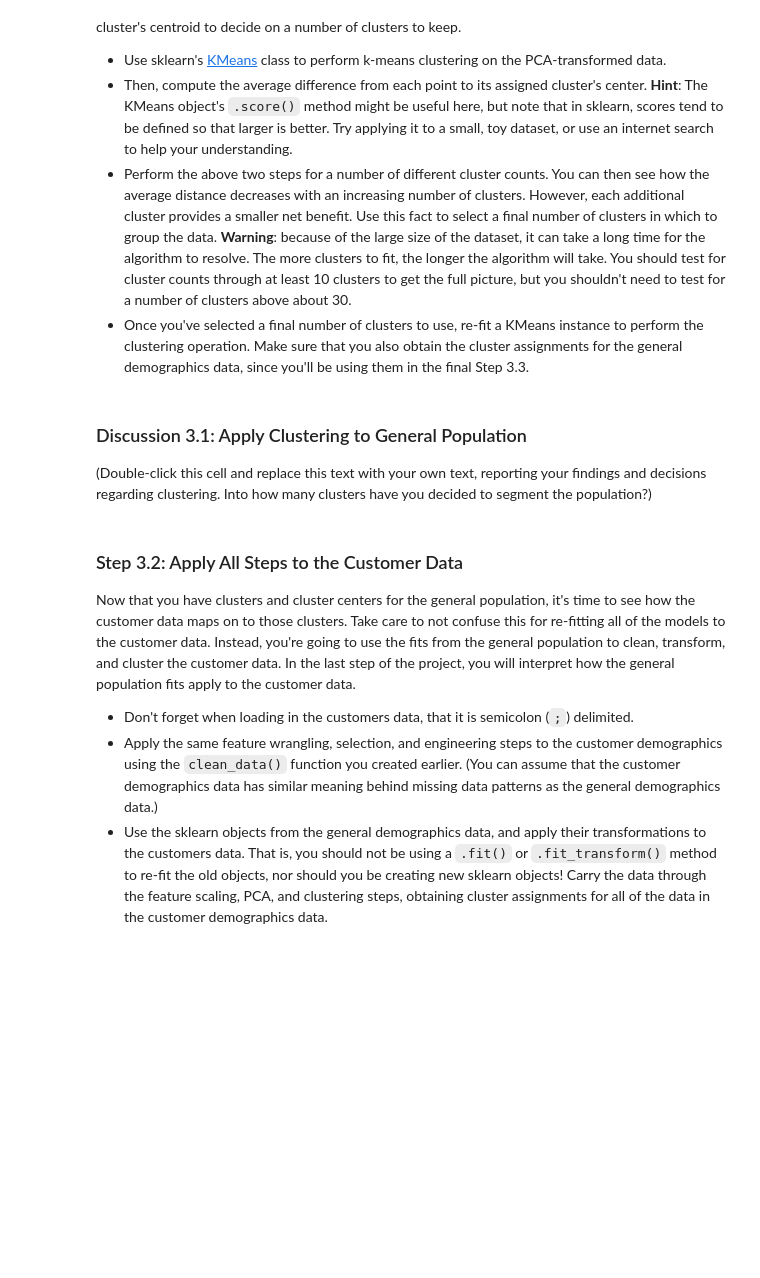
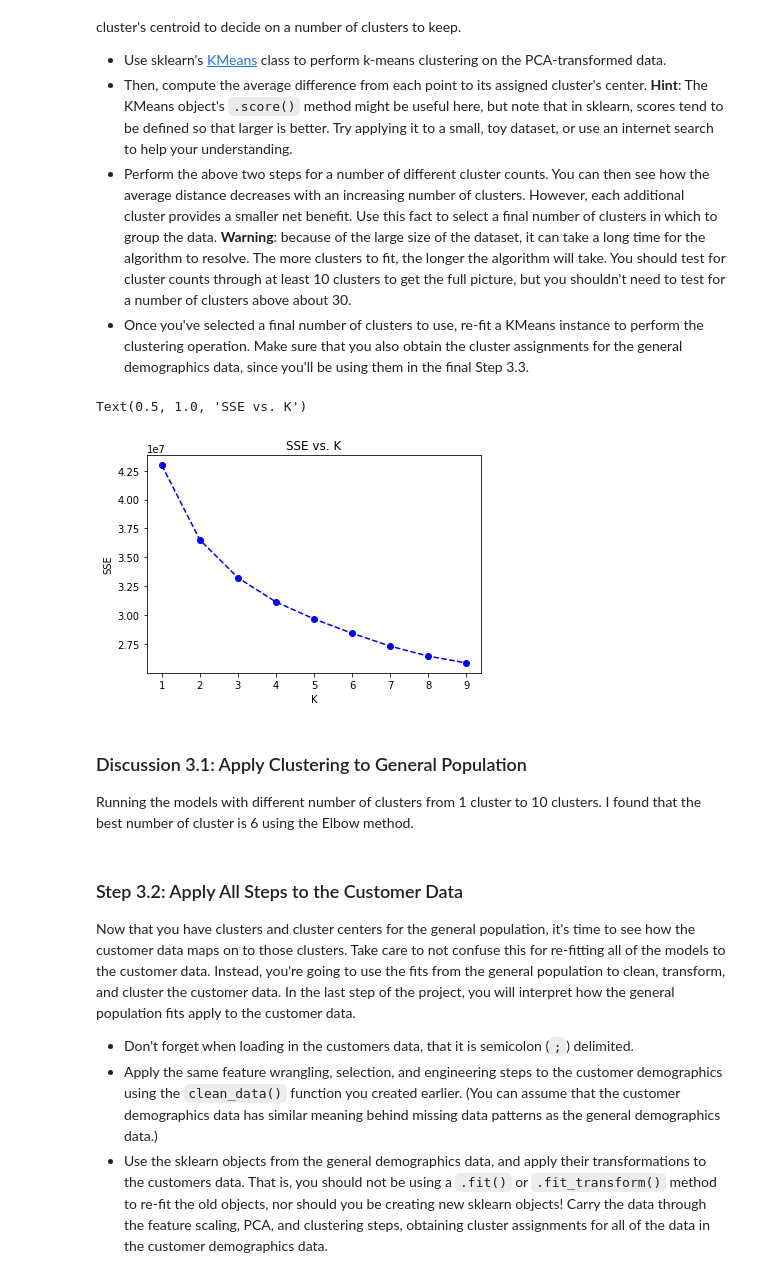
Before and after one commit to mogh99/Udacity_Projects, a Jupyter notebook: IntroToMachineLearningWithPyTorch/Project03-CustomerSegments/Identify_Customer_Segments.ipynb, the cells around one changed output. Saved outputs shown, nothing was run; the diff lists cells and outputs as text; code cells hidden in the pictures; blank space fills up the shorter version.

Commit message:
Finishing project03_identify customer segments

```diff
--- a/IntroToMachineLearningWithPyTorch/Project03-CustomerSegments/Identify_Customer_Segments.ipynb
+++ b/IntroToMachineLearningWithPyTorch/Project03-CustomerSegments/Identify_Customer_Segments.ipynb
@@ -912,3 +1009,37 @@ You've assessed and cleaned the demographics data, then scaled and transformed t
+# %%
+def get_kmeans_score(data, center):
+    '''
+    returns the kmeans score regarding SSE for points to centers
+    INPUT:
+        data - the dataset you want to fit kmeans to
+        center - the number of centers you want (the k value)
+    OUTPUT:
+        score - the SSE score for the kmeans model fit to the data
+    '''
+    #instantiate kmeans
+    kmeans = KMeans(n_clusters=center)
+
+    # Then fit the model to your data using the fit method
+    model = kmeans.fit(data)
+
+    # Obtain a score related to the model fit
+    score = np.abs(model.score(data))
+
+    return score
+
+scores = []
+centers = list(range(1,10))
+
+for center in centers:
+    scores.append(get_kmeans_score(azdias_final_pca, center))
+
+plt.plot(centers, scores, linestyle='--', marker='o', color='b')
+plt.xlabel('K')
+plt.ylabel('SSE')
+plt.title('SSE vs. K')
+# %% [output]
+Text(0.5, 1.0, 'SSE vs. K')
+[figure, added]
 # %%
 # Re-fit the k-means model with the selected number of clusters and obtain
 # cluster predictions for the general population demographics data.
@@ -915,7 +1050,7 @@ You've assessed and cleaned the demographics data, then scaled and transformed t
-# %% [markdown]
-### Discussion 3.1: Apply Clustering to General Population
-
-(Double-click this cell and replace this text with your own text, reporting your findings and decisions regarding clustering. Into how many clusters have you decided to segment the population?)
+# %% [markdown]
+### Discussion 3.1: Apply Clustering to General Population
+
+Running the models with different number of clusters from 1 cluster to 10 clusters. I found that the best number of cluster is 6 using the Elbow method.
 # %% [markdown]
 ### Step 3.2: Apply All Steps to the Customer Data
 
```
Also changed, not shown: parts of 52 cells of this notebook, 1 other file.
